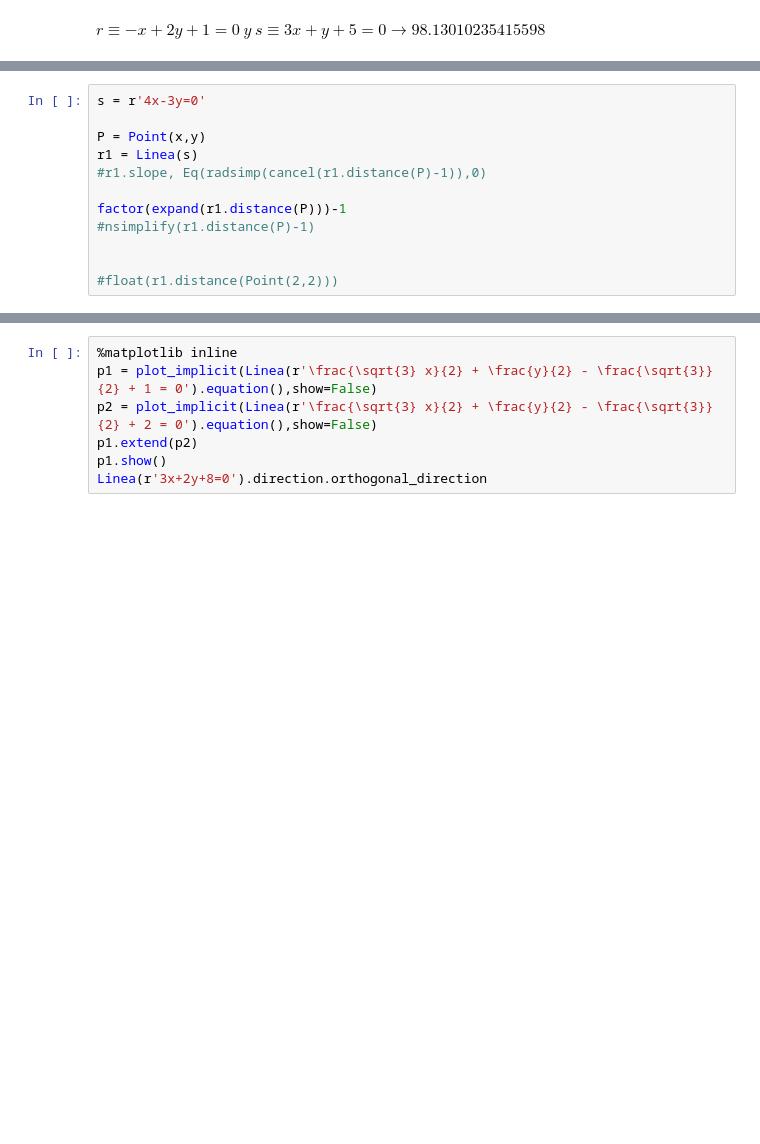
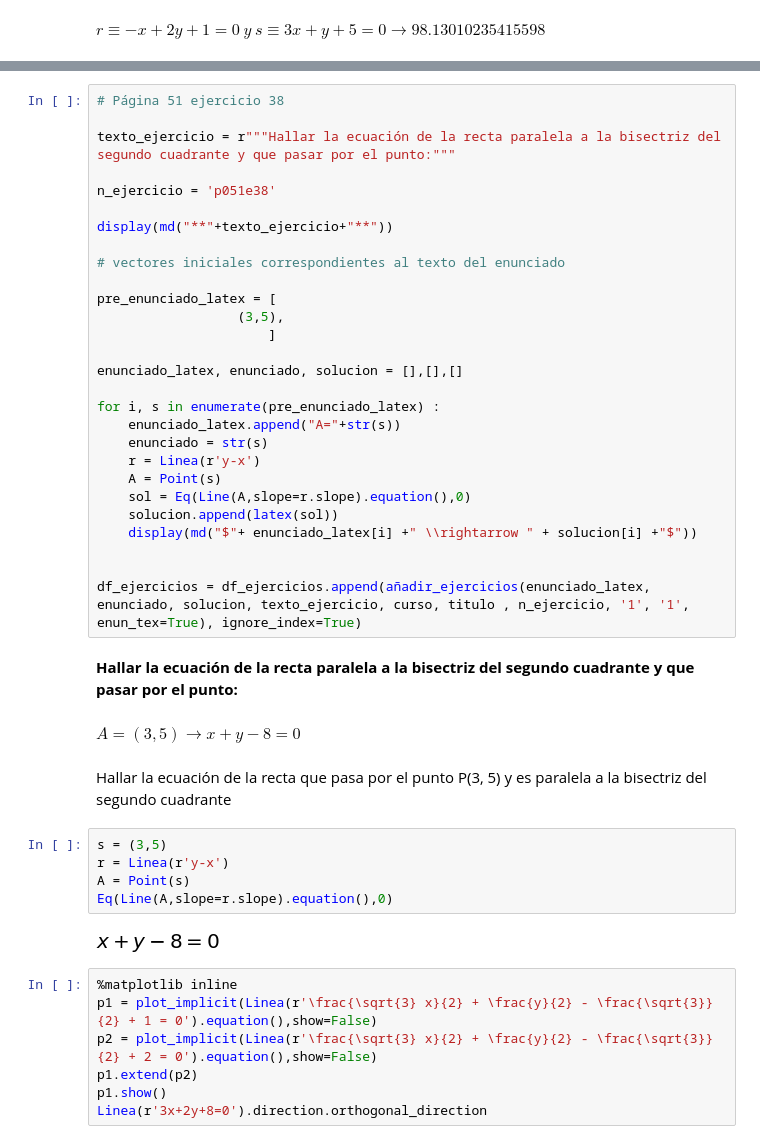
Before and after one commit to crdguez/mat1bac_cit, a Jupyter notebook: notebooks/25 Geometria Plana.ipynb, the cells around one changed output, grey strips where cells are left out. Saved outputs shown, nothing was run; the diff lists cells and outputs as text; blank space fills up the shorter version.

```diff
--- a/notebooks/25 Geometria Plana.ipynb
+++ b/notebooks/25 Geometria Plana.ipynb
@@ -423,12 +416,0 @@ Hallar la ecuación de la recta paralela a r 4x-3y=0 que dista una unidad
-# %%
-s = r'4x-3y=0'
-
-P = Point(x,y)
-r1 = Linea(s)
-#r1.slope, Eq(radsimp(cancel(r1.distance(P)-1)),0)
-
-factor(expand(r1.distance(P)))-1
-#nsimplify(r1.distance(P)-1)
-
-
-#float(r1.distance(Point(2,2)))
@@ -437,3 +513,43 @@ factor(expand(r1.distance(P)))-1
+# %%
+# Página 51 ejercicio 38
+
+texto_ejercicio = r"""Hallar la ecuación de la recta paralela a la bisectriz del segundo cuadrante y que pasar por el punto:"""
+
+n_ejercicio = 'p051e38'
+
+display(md("**"+texto_ejercicio+"**"))
+
+# vectores iniciales correspondientes al texto del enunciado
+
+pre_enunciado_latex = [
+                  (3,5),
+                      ]
+
+enunciado_latex, enunciado, solucion = [],[],[]
+
+for i, s in enumerate(pre_enunciado_latex) :
+    enunciado_latex.append("A="+str(s))
+    enunciado = str(s)
+    r = Linea(r'y-x')
+    A = Point(s)
+    sol = Eq(Line(A,slope=r.slope).equation(),0)
+    solucion.append(latex(sol))
+    display(md("$"+ enunciado_latex[i] +" \\rightarrow " + solucion[i] +"$"))
+
+
+df_ejercicios = df_ejercicios.append(añadir_ejercicios(enunciado_latex, enunciado, solucion, texto_ejercicio, curso, titulo , n_ejercicio, '1', '1', enun_tex=True), ignore_index=True)
+# %% [output]
+**Hallar la ecuación de la recta paralela a la bisectriz del segundo cuadrante y que pasar por el punto:**
+$A=(3, 5) \rightarrow x + y - 8 = 0$
+# %% [markdown]
+Hallar la ecuación de la recta que pasa por el punto P(3, 5) y es paralela a la bisectriz del segundo cuadrante
+# %%
+s = (3,5)
+r = Linea(r'y-x')
+A = Point(s)
+Eq(Line(A,slope=r.slope).equation(),0)
+# %% [output]
+[figure, added]
 # %%
 %matplotlib inline
 p1 = plot_implicit(Linea(r'\frac{\sqrt{3} x}{2} + \frac{y}{2} - \frac{\sqrt{3}}{2} + 1 = 0').equation(),show=False)
```
Also changed, not shown: parts of 17 cells of this notebook, 3 other files.
